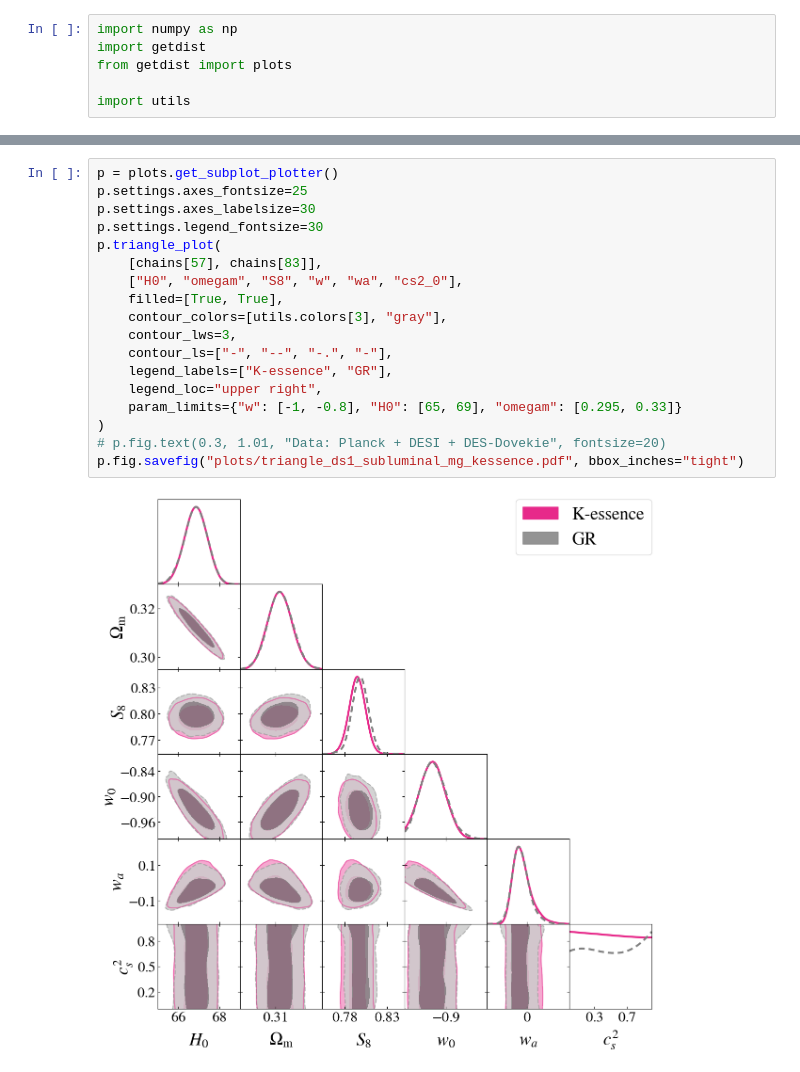
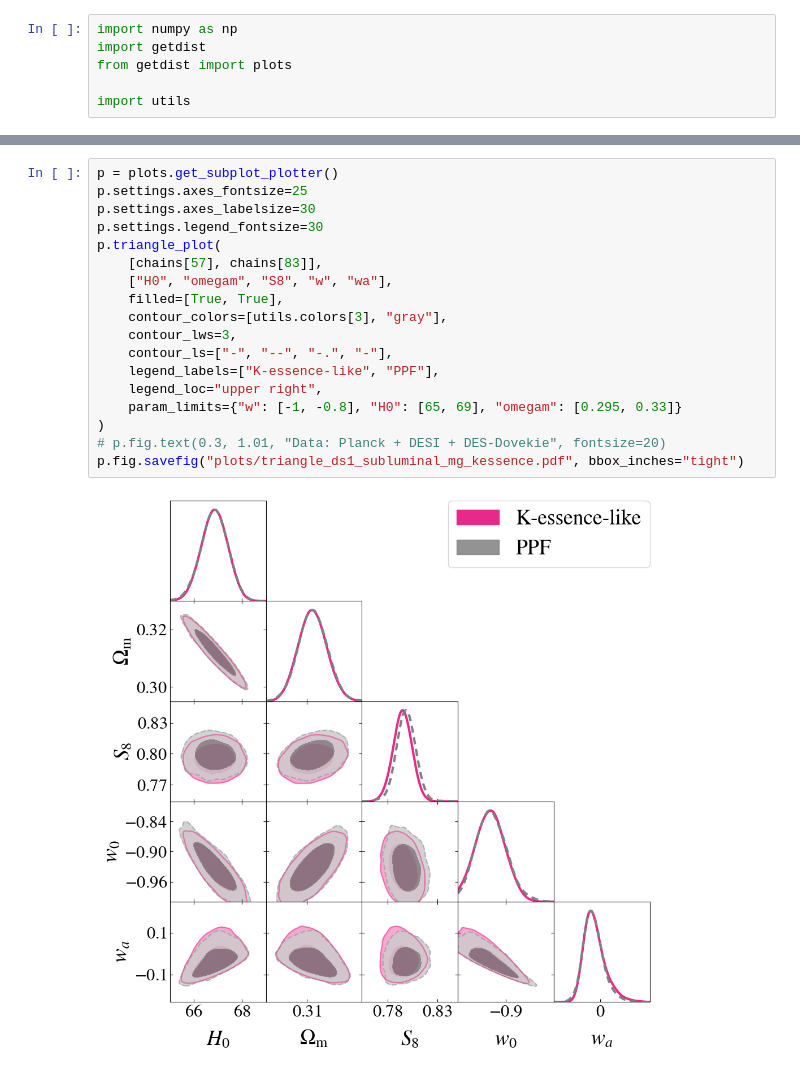
Before and after one commit to joaoreboucas1/cs2-project, a Jupyter notebook: data_analysis/triangle_ds1_subluminal.ipynb, the cells around one changed output, grey strips where cells are left out. Saved outputs shown, nothing was run; the diff lists cells and outputs as text.

```diff
--- a/data_analysis/triangle_ds1_subluminal.ipynb
+++ b/data_analysis/triangle_ds1_subluminal.ipynb
@@ -44,20 +37,20 @@ WARNING:root:auto bandwidth for cs2_0 very small or failed (h=0.0003676160409451
 # %%
 p = plots.get_subplot_plotter()
 p.settings.axes_fontsize=25
 p.settings.axes_labelsize=30
 p.settings.legend_fontsize=30
 p.triangle_plot(
     [chains[57], chains[83]],
-    ["H0", "omegam", "S8", "w", "wa", "cs2_0"],
+    ["H0", "omegam", "S8", "w", "wa"],
     filled=[True, True],
     contour_colors=[utils.colors[3], "gray"],
     contour_lws=3,
     contour_ls=["-", "--", "-.", "-"],
-    legend_labels=["K-essence", "GR"],
+    legend_labels=["K-essence-like", "PPF"],
     legend_loc="upper right",
     param_limits={"w": [-1, -0.8], "H0": [65, 69], "omegam": [0.295, 0.33]}
 )
 # p.fig.text(0.3, 1.01, "Data: Planck + DESI + DES-Dovekie", fontsize=20)
 p.fig.savefig("plots/triangle_ds1_subluminal_mg_kessence.pdf", bbox_inches="tight")
 # %% [output]
-[figure, old version]
+[figure, new version]
```
Also changed, not shown: parts of 4 cells of this notebook, 23 other files.
